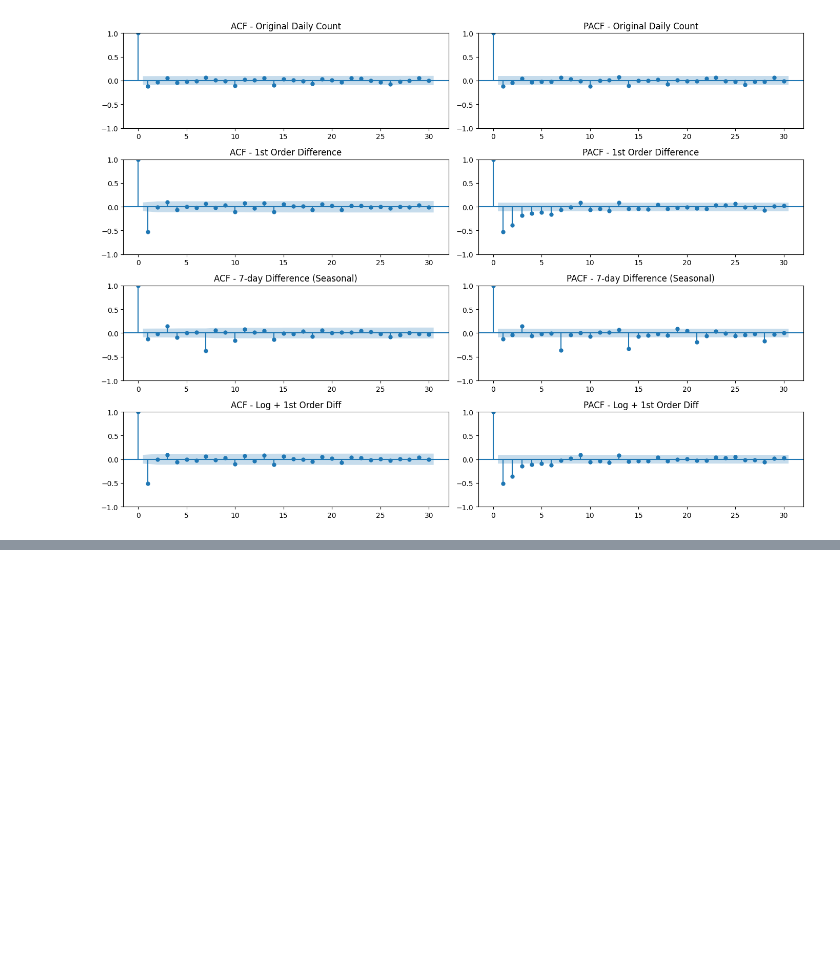
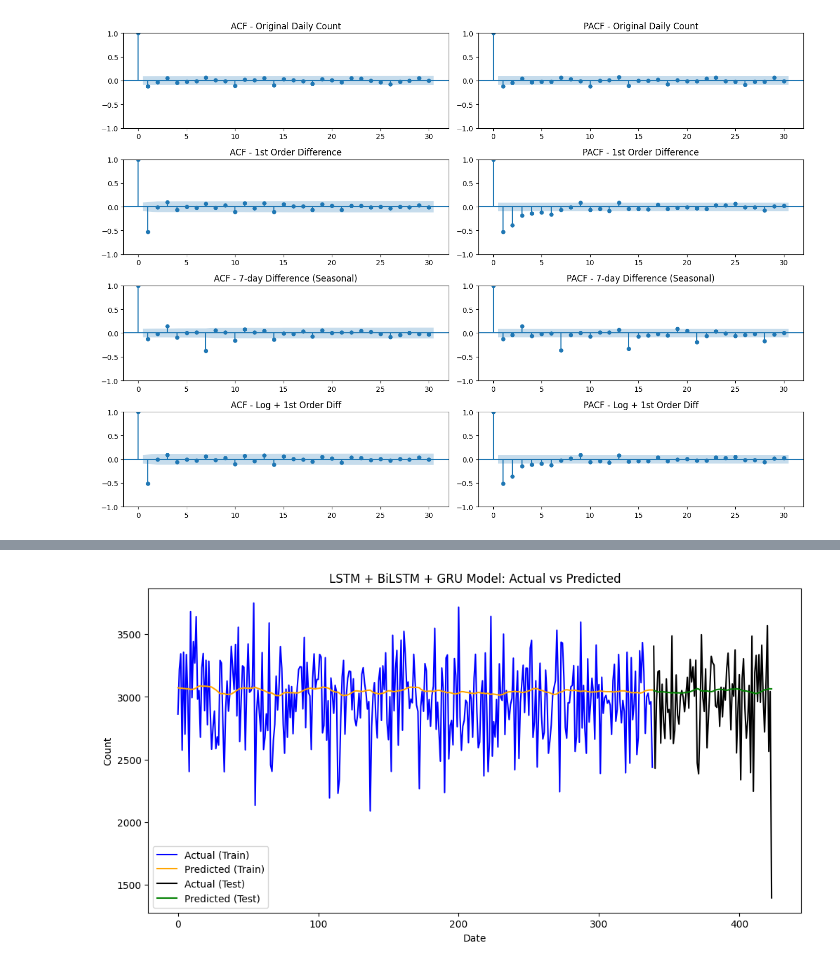
Before and after one commit to tanmay007thor/Bike-Request-OLA-, a Jupyter notebook: notebook/Analysis.ipynb, the cells around one changed output, grey strips where cells are left out. Cells and saved outputs as stored; diff of their text form; code cells hidden in the pictures; blank space fills up the shorter version.

```diff
--- a/notebook/Analysis.ipynb
+++ b/notebook/Analysis.ipynb
@@ -329,0 +308,37 @@ p-value: 7.403021707989803e-14
+# %%
+
+train_predict = model.predict(X_train)
+
+test_predict = model.predict(X_test)
+
+
+train_predict = scaler.inverse_transform(train_predict)
+y_train_actual = scaler.inverse_transform([y_train])
+
+test_predict = scaler.inverse_transform(test_predict)
+y_test_actual = scaler.inverse_transform([y_test])
+
+
+plt.figure(figsize=(12, 6))
+
+
+plt.plot(data.index[:train_size], y_train_actual[0], label='Actual (Train)', color='blue')
+
+
+plt.plot(data.index[:train_size], train_predict[:, 0], label='Predicted (Train)', color='orange')
+
+
+plt.plot(data.index[train_size:train_size+len(y_test_actual[0])], y_test_actual[0], label='Actual (Test)', color='black')
+
+
+plt.plot(data.index[train_size:train_size+len(test_predict)], test_predict[:, 0], label='Predicted (Test)', color='green')
+
+
+plt.xlabel('Date')
+plt.ylabel('Count')
+plt.title('LSTM + BiLSTM + GRU Model: Actual vs Predicted')
+plt.legend()
+
+
+plt.show()
+# %% [output]
@@ -329,0 +347 @@ p-value: 7.403021707989803e-14
+[figure, added]
```
Also changed, not shown: parts of 8 cells of this notebook, 1 other file.
